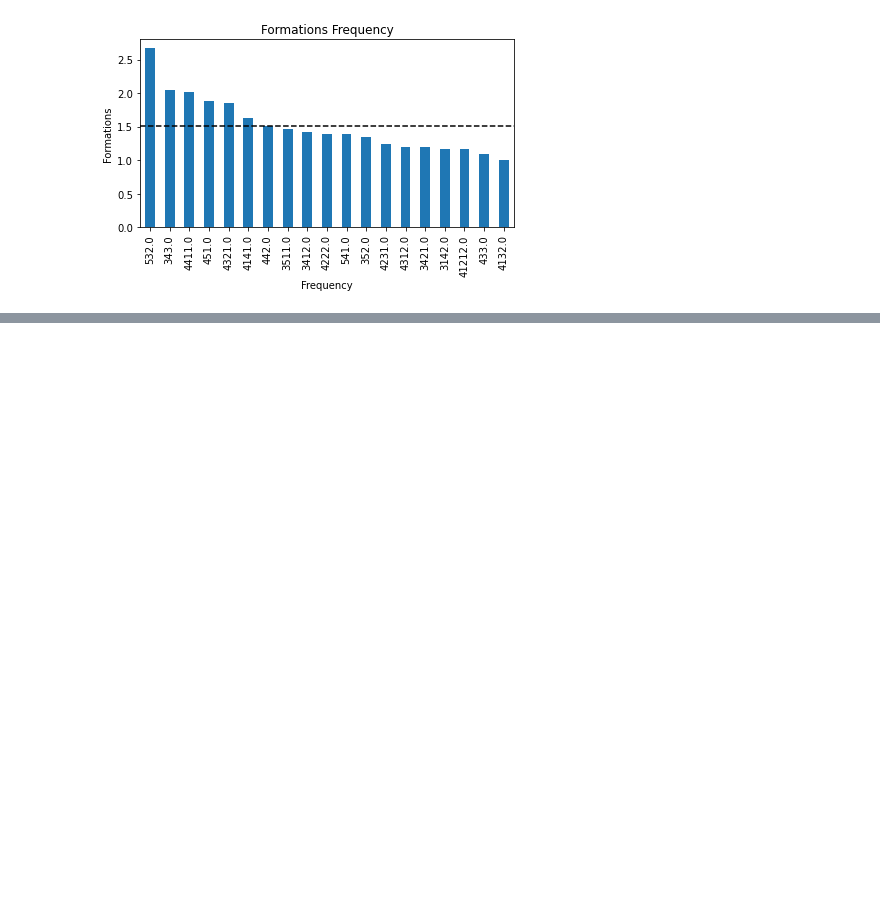
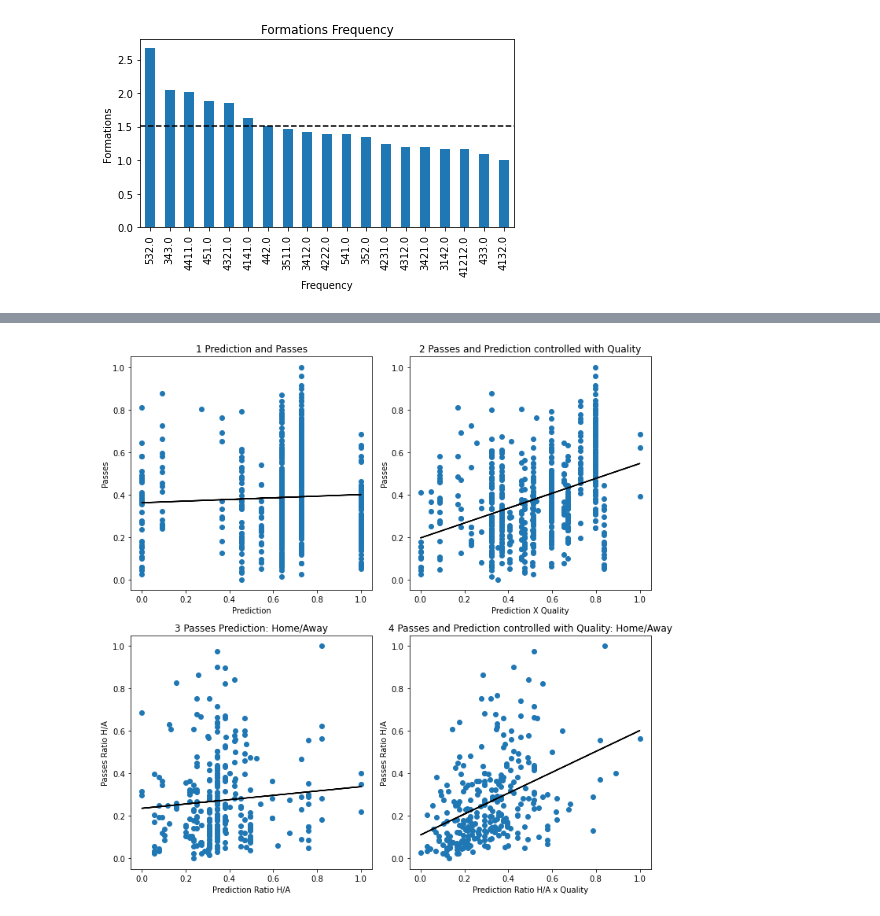
Before and after one commit to brunobelevan/Football-Theory---Formations, a Jupyter notebook: finalProject.ipynb, the cells around one changed output, grey strips where cells are left out. Drawn from its saved outputs; the diff is of its cells as text; code cells hidden in the pictures; blank space fills up the shorter version.

```diff
--- a/finalProject.ipynb
+++ b/finalProject.ipynb
@@ -513,5 +513,10 @@ complete_dataset.to_csv('dataframe.zip', index=False,
 # %% [markdown]
 ## In Case you cannot run Selenium, Please Start Here
 # %%
-complete_dataset_download = pd.read_csv("https://raw.githubusercontent.com/brunobelevan/Football-Theory---Formations/main/dataframe.csv")
-complete_dataset_download.head()
+# If no Selenium, change this variable to true
+No_Selenium = False
+
+
+if No_Selenium:
+    complete_dataset = pd.read_csv("https://raw.githubusercontent.com/brunobelevan/Football-Theory---Formations/main/dataframe.csv")
+    complete_dataset.head()
@@ -1019,0 +952,78 @@ Fit model: passes = 0.2366 + 0.9900 pass_prediction
+# %%
+fig, ax = plt.subplots(2, 2, figsize=(10, 10))
+
+# Get the data in two parts: Home and Away. Rename Columns.
+# Home
+formation_passes_home = pd.DataFrame(complete_dataset_nored.loc[:,["Home Formation","Home Passes", "Predicted Passes Home",
+                                                                   "Home Pass Quality"]]).rename(columns={
+                                                                    "Home Formation": "Formation",
+                                                                    "Home Passes": "Passes",
+                                                                    "Predicted Passes Home": "Predicted Passes",
+                                                                    "Home Pass Quality": "Pass Quality"
+                                                                    })
+
+# Away
+formation_passes_away = pd.DataFrame(complete_dataset_nored.loc[:,["Away Formation","Away Passes", "Predicted Passes Away",
+                                                                   "Away Pass Quality"]]).rename(columns={
+                                                                    "Away Formation": "Formation",
+                                                                    "Away Passes": "Passes",
+                                                                    "Predicted Passes Away": "Predicted Passes",
+                                                                    "Away Pass Quality": "Pass Quality"
+                                                                    })
+
+# Form First Regression Passes correlated to Prediction
+reg_1 = pd.DataFrame(pd.concat([formation_passes_home, formation_passes_away], axis=0, ignore_index=True))
+# Create Model 1
+model_passes1, prediction_train1, prediction_test1, passes_train1, passes_test1  = training_machine(reg_1, "Predicted Passes", "Passes", ratio=0.10, normalize=True)
+# Plot Model 1
+plot_regression(model_passes1, prediction_train1, prediction_test1, passes_train1, passes_test1,
+                    title="1 Prediction and Passes", ylabel="Passes", xlabel="Prediction", ax=ax, i=0, j=0)
+
+
+# Form Second Regression Passes correlated to Prediction X Quality
+pass_weighted_quality = reg_1["Predicted Passes"] * reg_1["Pass Quality"]
+pass_weighted_quality = pd.DataFrame(pass_weighted_quality).rename(columns={0: "Weighted Predicted Pass"})
+reg_2 = pd.concat([reg_1, pass_weighted_quality], axis=1)
+# Create Model 2
+model_passes2, prediction_train2, prediction_test2, passes_train2, passes_test2 = training_machine(reg_2,
+                                                    "Weighted Predicted Pass", "Passes", ratio=0.10, normalize=True)
+# Plot Model 2
+plot_regression(model_passes2, prediction_train2, prediction_test2, passes_train2, passes_test2,
+                    title="2 Passes and Prediction controlled with Quality", ylabel="Passes", xlabel="Prediction X Quality", ax=ax, i=0, j=1)
+
+
+# Form Third Regression Passes Ratio between Home/Away correlated to Prediction Ratio between Home/Away
+pass_ratio = complete_dataset_nored["Home Passes"] / complete_dataset_nored["Away Passes"]
+pass_ratio = pd.DataFrame(pass_ratio).rename(columns={0: "Home/Away Pass Ratio"})
+pred_pass_ratio = complete_dataset_nored["Predicted Passes Home"] / complete_dataset_nored["Predicted Passes Away"]
+pred_pass_ratio = pd.DataFrame(pred_pass_ratio).rename(columns={0: "Home/Away Predicted Pass Ratio"})
+reg_3 = pd.concat([pred_pass_ratio, pass_ratio], axis=1)
+# Create Model 3
+model_passes3, prediction_train3, prediction_test3, passes_train3, passes_test3  = training_machine(reg_3,
+                                                    "Home/Away Predicted Pass Ratio",
+                                                    "Home/Away Pass Ratio", ratio=0.10, normalize=True)
+# Plot Model 3
+plot_regression(model_passes3, prediction_train3, prediction_test3, passes_train3, passes_test3,
+                    title="3 Passes Prediction: Home/Away",
+                    ylabel="Passes Ratio H/A", xlabel="Prediction Ratio H/A", ax=ax, i=1, j=0)
+
+# Form Fourth Regression Passes Ratio between Home/Away correlated
+# to Prediction Ratio between (Home X Home Quality)/(Away x Away Quality)
+pass_ratio = complete_dataset_nored["Home Passes"]/complete_dataset_nored["Away Passes"]
+pass_ratio = pd.DataFrame(pass_ratio).rename(columns={0: "Home/Away Pass Ratio"})
+
+pred_pass_ratio = (complete_dataset_nored["Predicted Passes Home"] *complete_dataset_nored["Home Pass Quality"])/(complete_dataset_nored["Predicted Passes Away"]*complete_dataset_nored["Away Pass Quality"])
+pred_pass_ratio = pd.DataFrame(pred_pass_ratio).rename(columns={0: "Weighted Home/Away Predicted Pass Ratio"})
+
+reg_4 = pd.concat([pred_pass_ratio, pass_ratio], axis=1)
+# Create Model 4
+model_passes4, prediction_train4, prediction_test4, passes_train4, passes_test4  = training_machine(reg_4,
+                                                    "Weighted Home/Away Predicted Pass Ratio",
+                                                    "Home/Away Pass Ratio", ratio=0.20, normalize=True)
+# Plot Model 4
+plot_regression(model_passes4, prediction_train4, prediction_test4, passes_train4, passes_test4,
+                    title="4 Passes and Prediction controlled with Quality: Home/Away",
+                    ylabel="Passes Ratio H/A", xlabel="Prediction Ratio H/A x Quality", ax=ax, i=1, j=1)
+
+fig.tight_layout()
+# %% [output]
@@ -1019,0 +1038 @@ Fit model: passes = 0.2366 + 0.9900 pass_prediction
+[figure, added]
```
Also changed, not shown: parts of 22 cells of this notebook, 6 other files.
